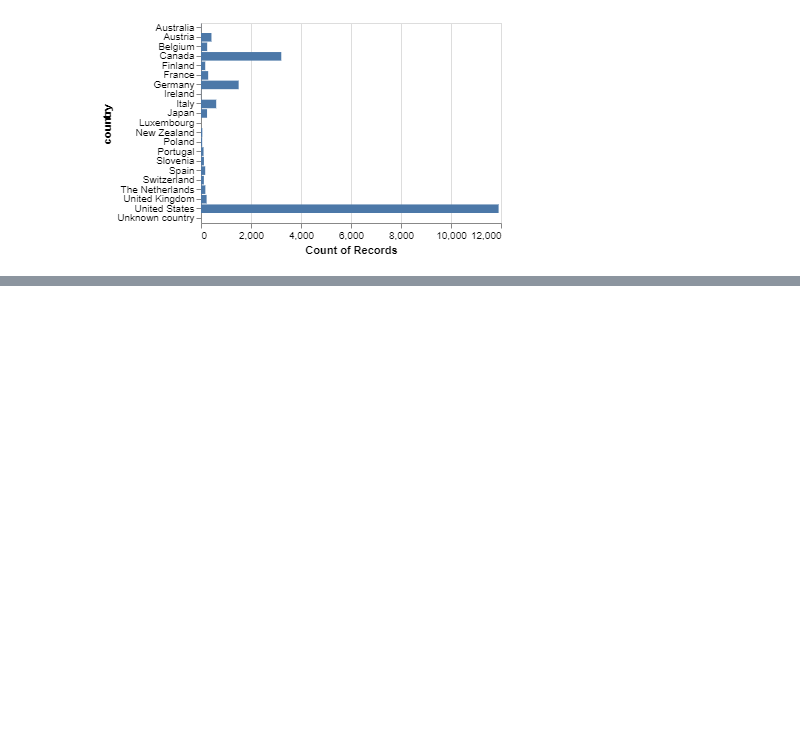
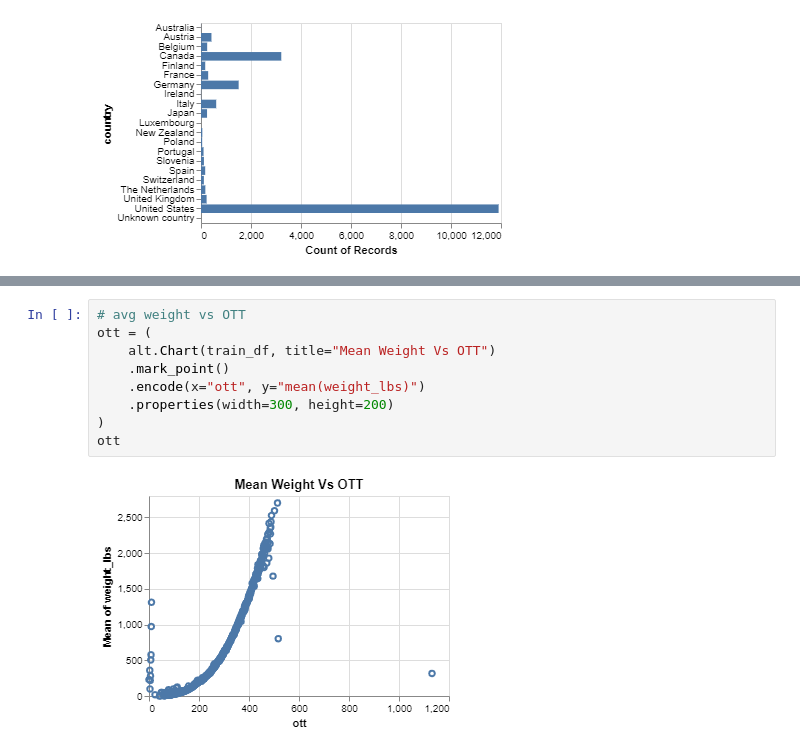
Before and after one commit to UBC-MDS/Giant_Pumpkins_Weight_Prediction, a Jupyter notebook: src/eda/pumpkin_eda.ipynb, the cells around one changed output, grey strips where cells are left out. Cells and saved outputs as stored; diff of their text form; blank space fills up the shorter version.

```diff
--- a/src/eda/pumpkin_eda.ipynb
+++ b/src/eda/pumpkin_eda.ipynb
@@ -118,0 +157,11 @@ alt.Chart(train_df, title="Distribution of city").mark_point(
+# %%
+# avg weight vs OTT
+ott = (
+    alt.Chart(train_df, title="Mean Weight Vs OTT")
+    .mark_point()
+    .encode(x="ott", y="mean(weight_lbs)")
+    .properties(width=300, height=200)
+)
+ott
+# %% [output]
+[figure, added]
```
Also changed, not shown: parts of 15 cells of this notebook, 4 other files.
